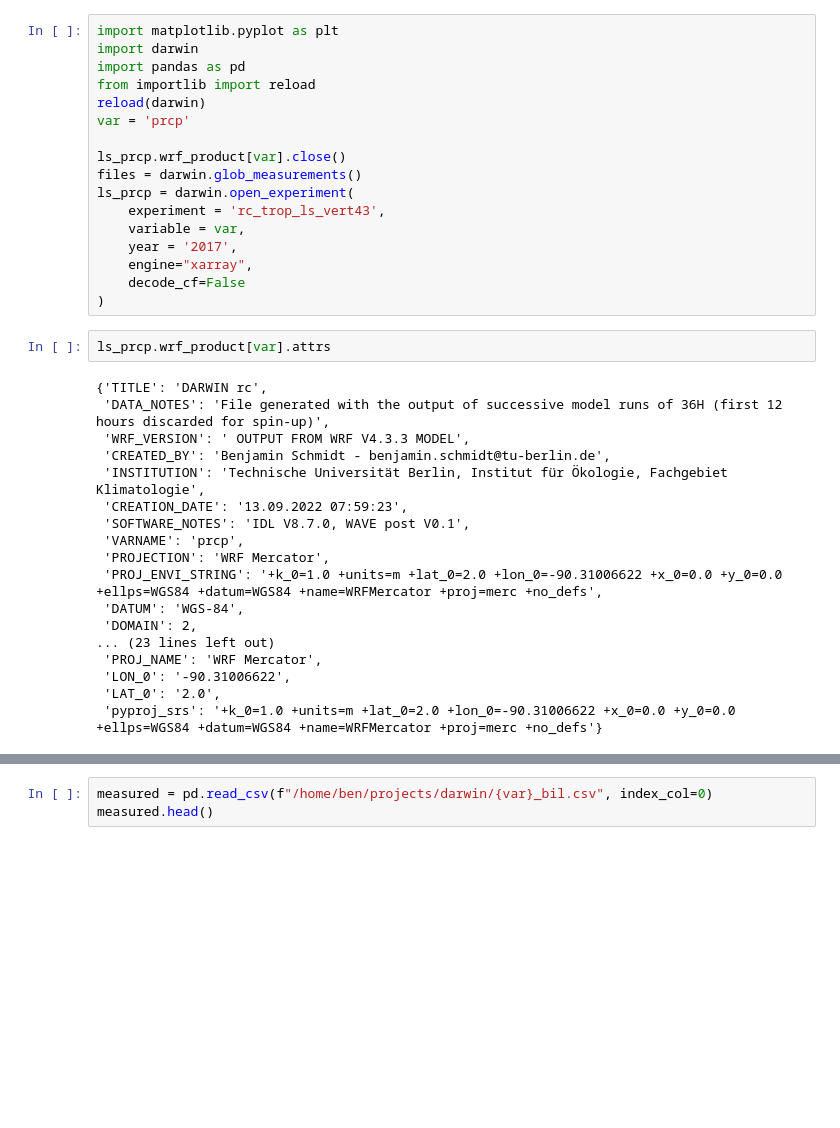
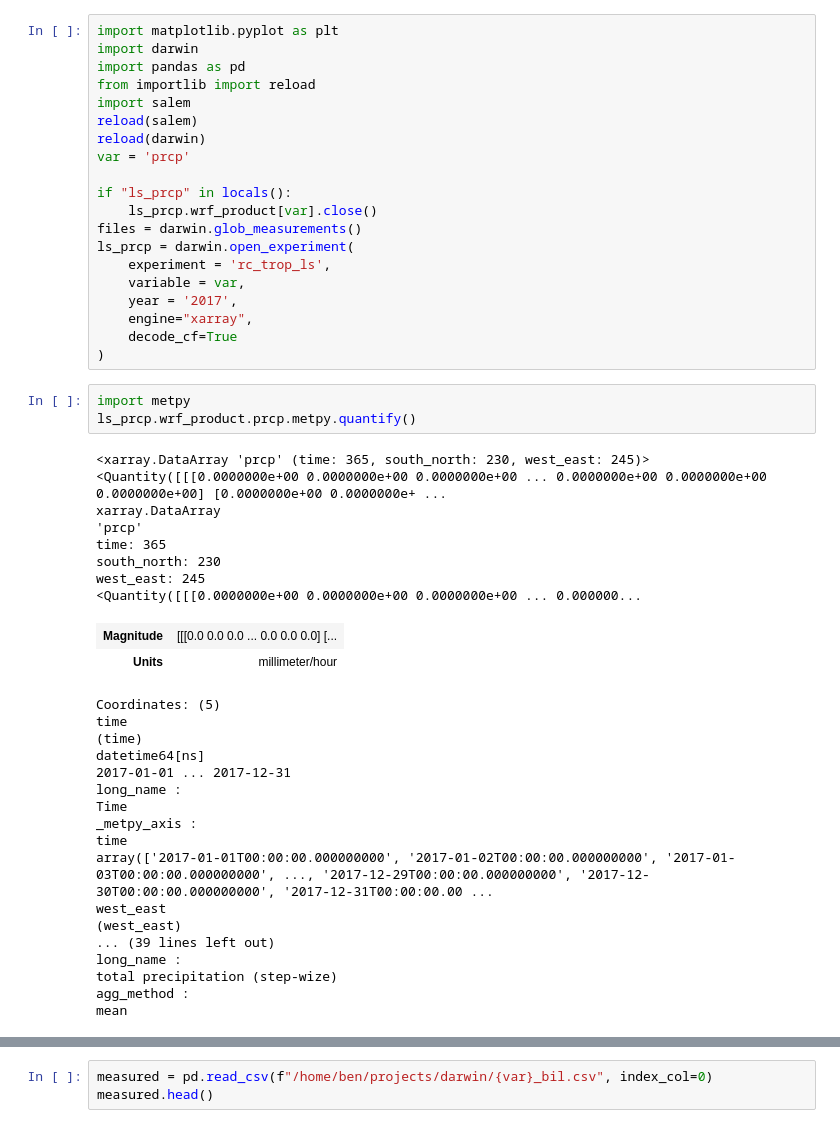
Before and after one commit to benatouba/darwin, a Jupyter notebook: analysis_of_measurements.ipynb, the cells around one changed output, grey strips where cells are left out. Cells and saved outputs as stored; diff of their text form; blank space fills up the shorter version.

```diff
--- a/analysis_of_measurements.ipynb
+++ b/analysis_of_measurements.ipynb
@@ -3,36 +3,49 @@ import matplotlib.pyplot as plt
 import darwin
 import pandas as pd
 from importlib import reload
+import salem
+reload(salem)
 reload(darwin)
 var = 'prcp'
 
-ls_prcp.wrf_product[var].close()
+if "ls_prcp" in locals():
+    ls_prcp.wrf_product[var].close()
 files = darwin.glob_measurements()
 ls_prcp = darwin.open_experiment(
-    experiment = 'rc_trop_ls_vert43',
+    experiment = 'rc_trop_ls',
     variable = var,
     year = '2017',
     engine="xarray",
-    decode_cf=False
+    decode_cf=True
 )
-# %%
-ls_prcp.wrf_product[var].attrs
-# %% [output]
-{'TITLE': 'DARWIN rc',
- 'DATA_NOTES': 'File generated with the output of successive model runs of 36H (first 12 hours discarded for spin-up)',
- 'WRF_VERSION': ' OUTPUT FROM WRF V4.3.3 MODEL',
- 'CREATED_BY': 'Benjamin Schmidt - benjamin.schmidt@tu-berlin.de',
- 'INSTITUTION': 'Technische Universität Berlin, Institut für Ökologie, Fachgebiet Klimatologie',
- 'CREATION_DATE': '13.09.2022 07:59:23',
- 'SOFTWARE_NOTES': 'IDL V8.7.0, WAVE post V0.1',
- 'VARNAME': 'prcp',
- 'PROJECTION': 'WRF Mercator',
- 'PROJ_ENVI_STRING': '+k_0=1.0 +units=m +lat_0=2.0 +lon_0=-90.31006622 +x_0=0.0 +y_0=0.0 +ellps=WGS84 +datum=WGS84 +name=WRFMercator +proj=merc +no_defs',
- 'DATUM': 'WGS-84',
- 'DOMAIN': 2,
-... (23 lines left out)
- 'PROJ_NAME': 'WRF Mercator',
- 'LON_0': '-90.31006622',
- 'LAT_0': '2.0',
- 'pyproj_srs': '+k_0=1.0 +units=m +lat_0=2.0 +lon_0=-90.31006622 +x_0=0.0 +y_0=0.0 +ellps=WGS84 +datum=WGS84 +name=WRFMercator +proj=merc +no_defs'}
+# %%
+import metpy
+ls_prcp.wrf_product.prcp.metpy.quantify()
+# %% [output]
+<xarray.DataArray 'prcp' (time: 365, south_north: 230, west_east: 245)> <Quantity([[[0.0000000e+00 0.0000000e+00 0.0000000e+00 ... 0.0000000e+00 0.0000000e+00 0.0000000e+00] [0.0000000e+00 0.0000000e+ ...
+xarray.DataArray
+'prcp'
+time: 365
+south_north: 230
+west_east: 245
+<Quantity([[[0.0000000e+00 0.0000000e+00 0.0000000e+00 ... 0.000000...
+| Magnitude | [[[0.0 0.0 0.0 ... 0.0 0.0 0.0] [... |
+| Units | millimeter/hour |
+Coordinates: (5)
+time
+(time)
+datetime64[ns]
+2017-01-01 ... 2017-12-31
+long_name :
+Time
+_metpy_axis :
+time
+array(['2017-01-01T00:00:00.000000000', '2017-01-02T00:00:00.000000000', '2017-01-03T00:00:00.000000000', ..., '2017-12-29T00:00:00.000000000', '2017-12-30T00:00:00.000000000', '2017-12-31T00:00:00.00 ...
+west_east
+(west_east)
+... (39 lines left out)
+long_name :
+total precipitation (step-wize)
+agg_method :
+mean
 # %%
```
Also changed, not shown: parts of 1 cell of this notebook, 5 other files.
